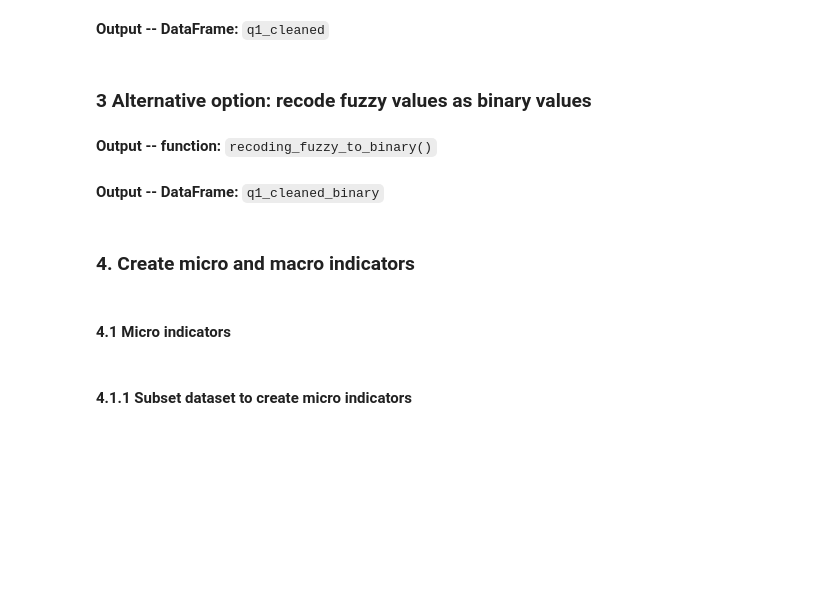
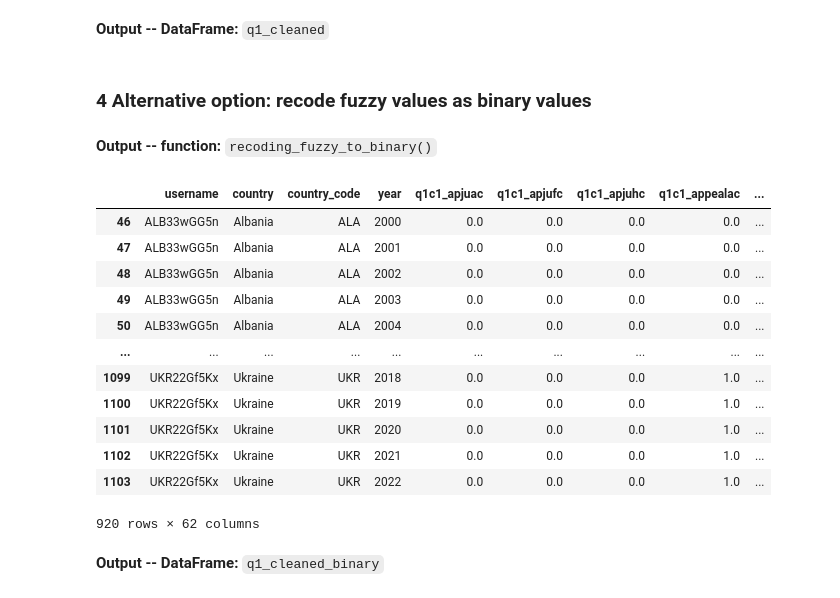
Before and after one commit to najafriederike/judicial-autonomy-index, a Jupyter notebook: notebooks/cleaning.ipynb, the cells around one changed output. Cells and saved outputs as stored; diff of their text form; code cells hidden in the pictures; blank space fills up the shorter version.

```diff
--- a/notebooks/cleaning.ipynb
+++ b/notebooks/cleaning.ipynb
@@ -160,7 +162,7 @@ q1_cleaned.to_csv(config['output_data']['q1_dataset'], index=False)
 # %% [markdown]
 **Output -- DataFrame:** `q1_cleaned`
 # %% [markdown]
-### 3 Alternative option: recode fuzzy values as binary values
+### 4 Alternative option: recode fuzzy values as binary values
 # %%
 # Function to recode all fuzzy values (i.e. 0.33, 0.5, 0.67) as binary values (conservative coding, i.e. value <= 0.5 as 0.0)
 
@@ -183,14 +185,28 @@ def recoding_fuzzy_to_binary(q1_df):
 # %%
 # Recode fuzzy values
 q1_fuzzy_binary_recoded = recoding_fuzzy_to_binary(q1_df)
 
 # Clean dataset
 q1_cleaned_binary = cleaning_judicial_autonomy_data(q1_fuzzy_binary_recoded)
 
 # Export dataset
 q1_cleaned_binary.to_csv(config['output_data']['q1_dataset_binary'], index=False)
 
 # Display dataset
-#q1_cleaned_binary
+q1_cleaned_binary
+# %% [output]
+|  | username | country | country_code | year | q1c1_apjuac | q1c1_apjufc | q1c1_apjuhc | q1c1_appealac | ... |
+| 46 | ALB33wGG5n | Albania | ALA | 2000 | 0.0 | 0.0 | 0.0 | 0.0 | ... |
+| 47 | ALB33wGG5n | Albania | ALA | 2001 | 0.0 | 0.0 | 0.0 | 0.0 | ... |
+| 48 | ALB33wGG5n | Albania | ALA | 2002 | 0.0 | 0.0 | 0.0 | 0.0 | ... |
+| 49 | ALB33wGG5n | Albania | ALA | 2003 | 0.0 | 0.0 | 0.0 | 0.0 | ... |
+| 50 | ALB33wGG5n | Albania | ALA | 2004 | 0.0 | 0.0 | 0.0 | 0.0 | ... |
+| ... | ... | ... | ... | ... | ... | ... | ... | ... | ... |
+| 1099 | UKR22Gf5Kx | Ukraine | UKR | 2018 | 0.0 | 0.0 | 0.0 | 1.0 | ... |
+| 1100 | UKR22Gf5Kx | Ukraine | UKR | 2019 | 0.0 | 0.0 | 0.0 | 1.0 | ... |
+| 1101 | UKR22Gf5Kx | Ukraine | UKR | 2020 | 0.0 | 0.0 | 0.0 | 1.0 | ... |
+| 1102 | UKR22Gf5Kx | Ukraine | UKR | 2021 | 0.0 | 0.0 | 0.0 | 1.0 | ... |
+| 1103 | UKR22Gf5Kx | Ukraine | UKR | 2022 | 0.0 | 0.0 | 0.0 | 1.0 | ... |
+920 rows × 62 columns
 # %% [markdown]
 **Output -- DataFrame:** `q1_cleaned_binary`
@@ -199,6 +212,0 @@ q1_cleaned_binary.to_csv(config['output_data']['q1_dataset_binary'], index=False
-# %% [markdown]
-### 4. Create micro and macro indicators
-# %% [markdown]
-#### 4.1 Micro indicators
-# %% [markdown]
-#### 4.1.1 Subset dataset to create micro indicators
```
Also changed, not shown: parts of 58 cells of this notebook.
